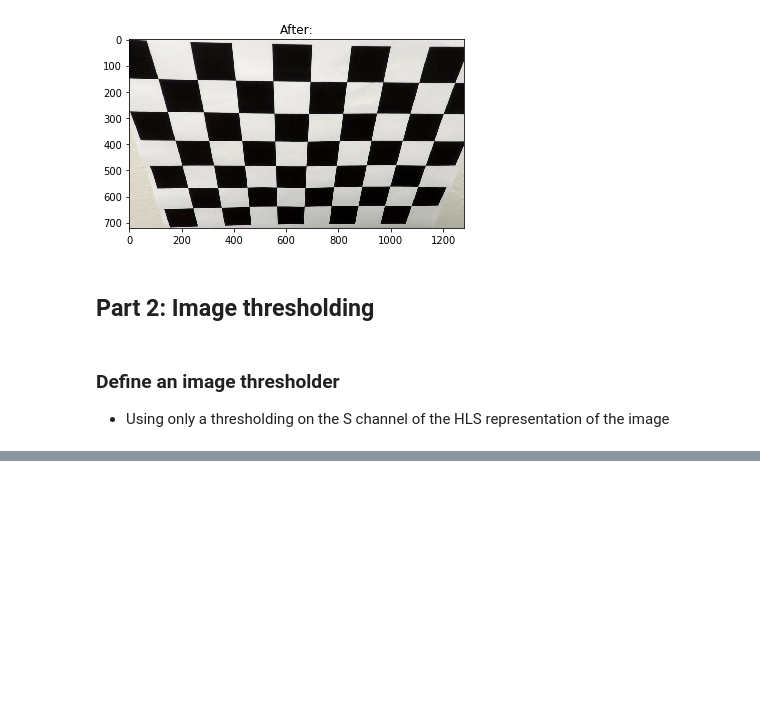
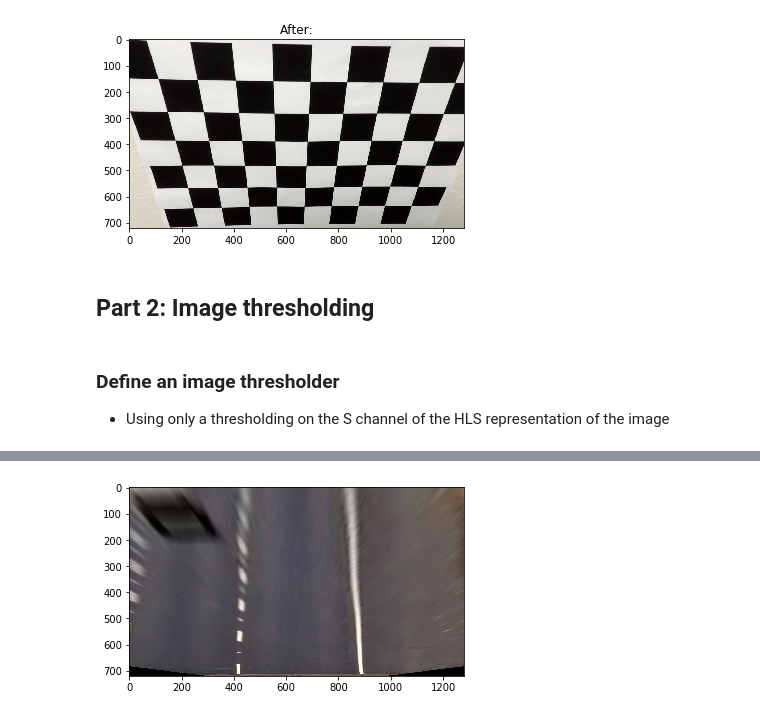
Before and after one commit to koulakis/CarND-Advanced-Lane-Lines, a Jupyter notebook: advanced_lane_lines.ipynb, the cells around one changed output, grey strips where cells are left out. Drawn from its saved outputs; the diff is of its cells as text; code cells hidden in the pictures; blank space fills up the shorter version.

```diff
--- a/advanced_lane_lines.ipynb
+++ b/advanced_lane_lines.ipynb
@@ -80,0 +115,13 @@ plt.show()
+# %%
+M = cv2.getPerspectiveTransform(source_points, target_points)
+# %%
+warped = cv2.warpPerspective(
+    test_images[3],
+    M,
+    test_images[3].shape[1::-1],
+    flags=cv2.INTER_LINEAR)
+
+plt.imshow(warped)
+plt.show()
+# %% [output]
+[figure, added]
```
Also changed, not shown: parts of 4 cells of this notebook.
